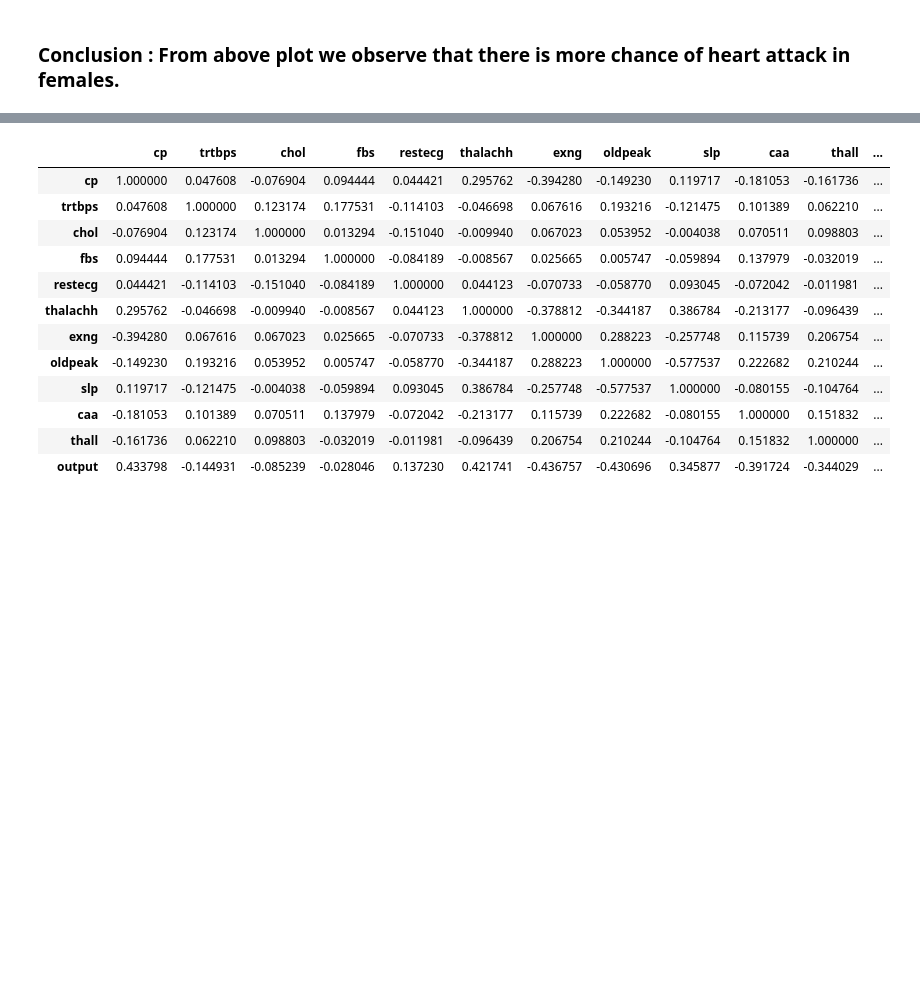
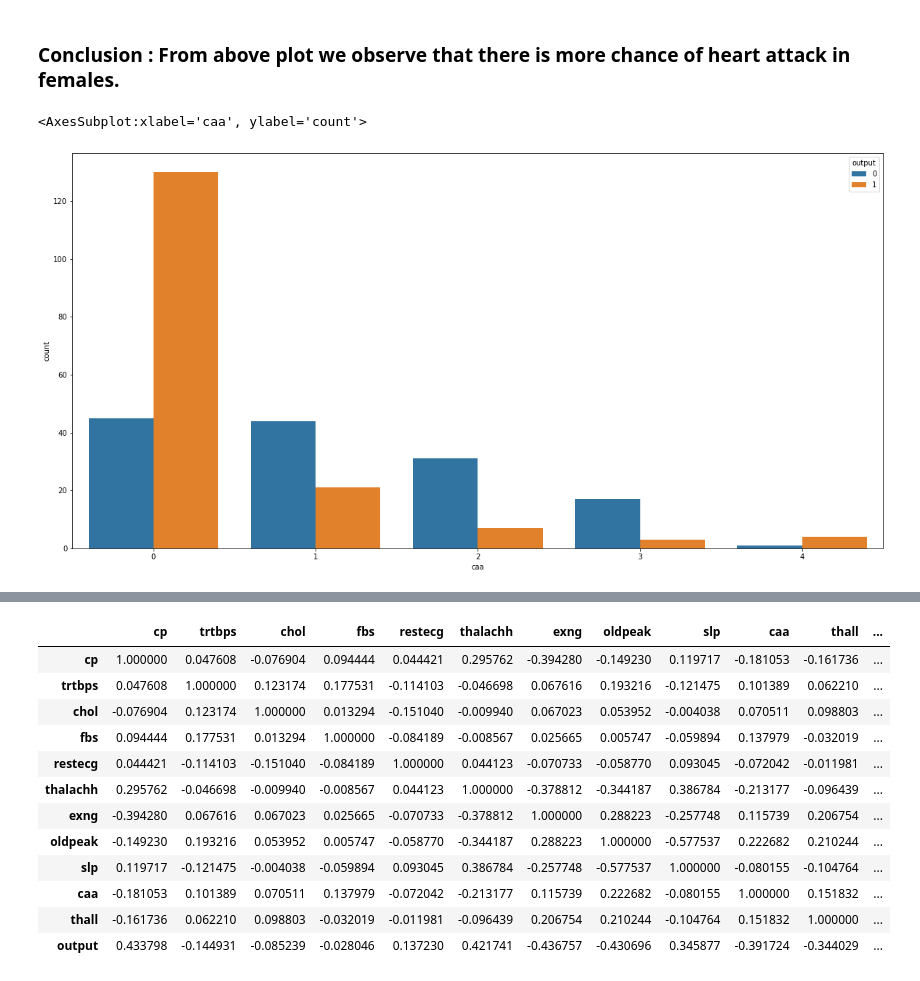
Before and after one commit to Vaishnavi-Solankar/EXL-DA_PROJECT, a Jupyter notebook: Heart attack prediction.ipynb, the cells around one changed output, grey strips where cells are left out. Drawn from its saved outputs; the diff is of its cells as text; code cells hidden in the pictures; blank space fills up the shorter version.

```diff
--- a/Heart attack prediction.ipynb
+++ b/Heart attack prediction.ipynb
@@ -127,3 +127,9 @@ sns.countplot(x=data["Gender"],hue=data["output"])
 [figure]
 # %% [markdown]
 ### Conclusion : From above plot we observe that there is more chance of heart attack in females.
+# %%
+plt.figure(figsize=(20,10))
+sns.countplot(x=data["caa"],hue=data["output"])
+# %% [output]
+<AxesSubplot:xlabel='caa', ylabel='count'>
+[figure, added]
```
Also changed, not shown: parts of 4 cells of this notebook.
